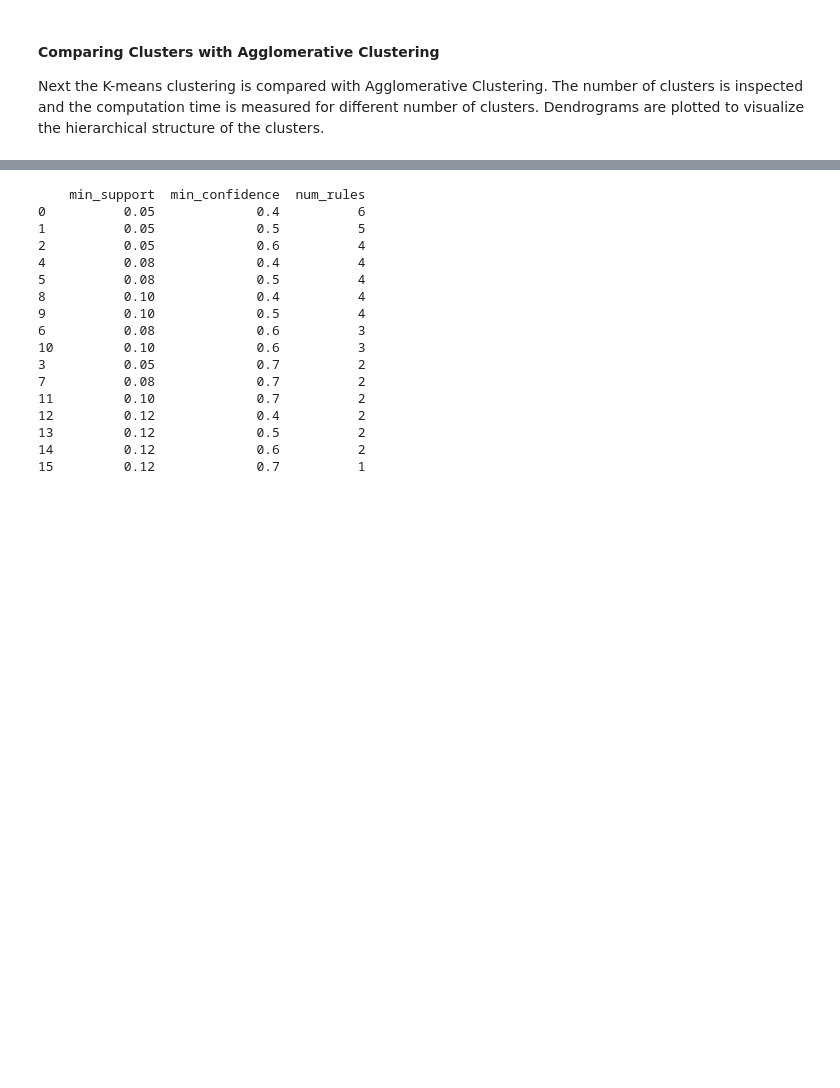
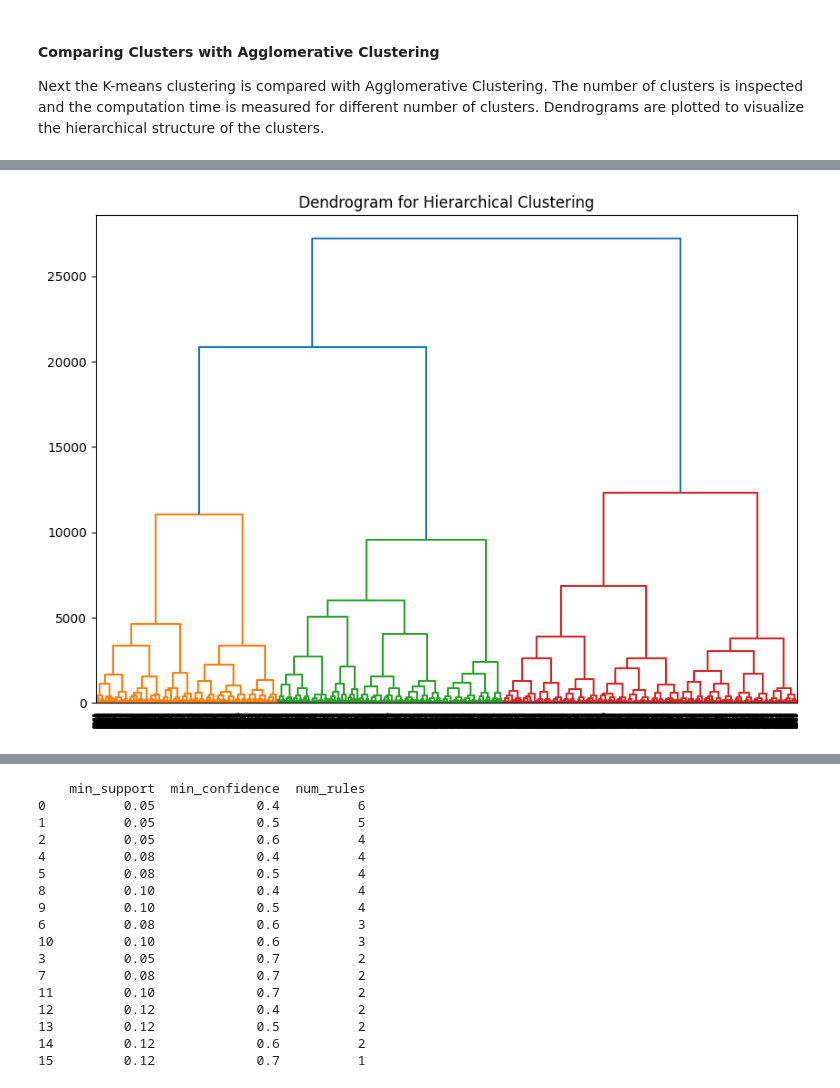
Before and after one commit to nealukumies/data-machinelearning, a Jupyter notebook: clustering_associationrulemining.ipynb, the cells around one changed output, grey strips where cells are left out. Saved outputs shown, nothing was run; the diff lists cells and outputs as text; code cells hidden in the pictures; blank space fills up the shorter version.

Commit message:
Added dendrogram, finetuning of text

```diff
--- a/clustering_associationrulemining.ipynb
+++ b/clustering_associationrulemining.ipynb
@@ -234 +259,10 @@ for k in cluster_values:
+# %%
+# Dendrogram for hierarchical clustering
+linked = linkage(df, method='ward')
+plt.figure(figsize=(10, 7))
+dendrogram(linked, orientation='top', distance_sort='descending', show_leaf_counts=True)
+plt.title('Dendrogram for Hierarchical Clustering')
+plt.show()
+# %% [output]
+[figure, added]
 # %% [markdown]
```
Also changed, not shown: parts of 13 cells of this notebook.
